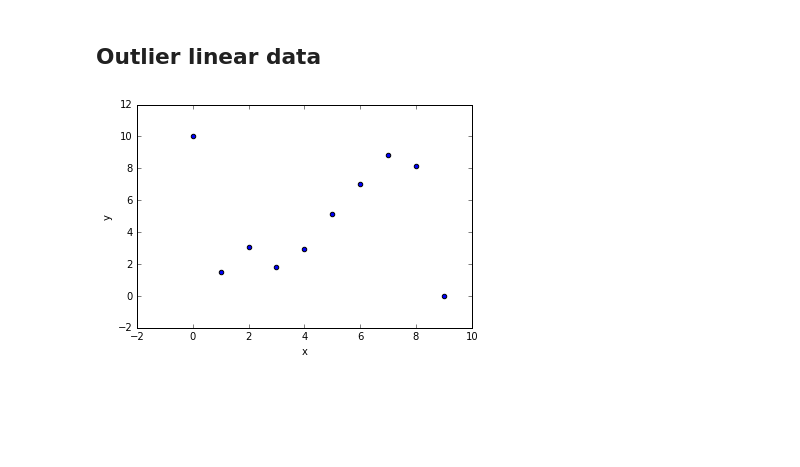
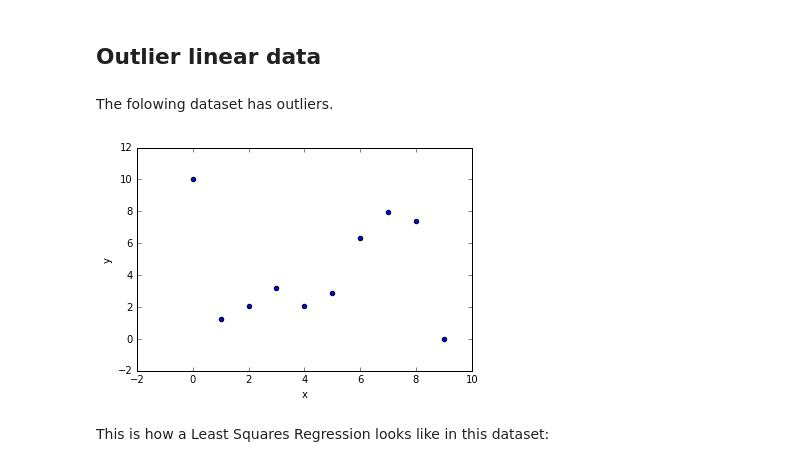
Before and after one commit to dfarren/castilleja, a Jupyter notebook: notebooks/Regression.ipynb, the cells around one changed output. Drawn from its saved outputs; the diff is of its cells as text; code cells hidden in the pictures; blank space fills up the shorter version.

```diff
--- a/notebooks/Regression.ipynb
+++ b/notebooks/Regression.ipynb
@@ -145,9 +214,13 @@ introduction.plot(x, y, predictions)
 # %% [markdown]
 ## Outlier linear data
+# %% [markdown]
+The folowing dataset has outliers.
 # %%
-x, y = introduction.generate_linear_data(slope=1, intercept=0, noise_std=1, max_x=10)
+x, y = generate_linear_data(slope=1, intercept=0, noise_std=1, max_x=10)
 y[0] = 10
 y[y.shape[0]-1] = 0
-introduction.plot(x, y)
+plot(x, y)
 # %% [output]
-[figure, old version]
+[figure, new version]
+# %% [markdown]
+This is how a Least Squares Regression looks like in this dataset:
```
Also changed, not shown: parts of 55 cells of this notebook, 1 other file.
